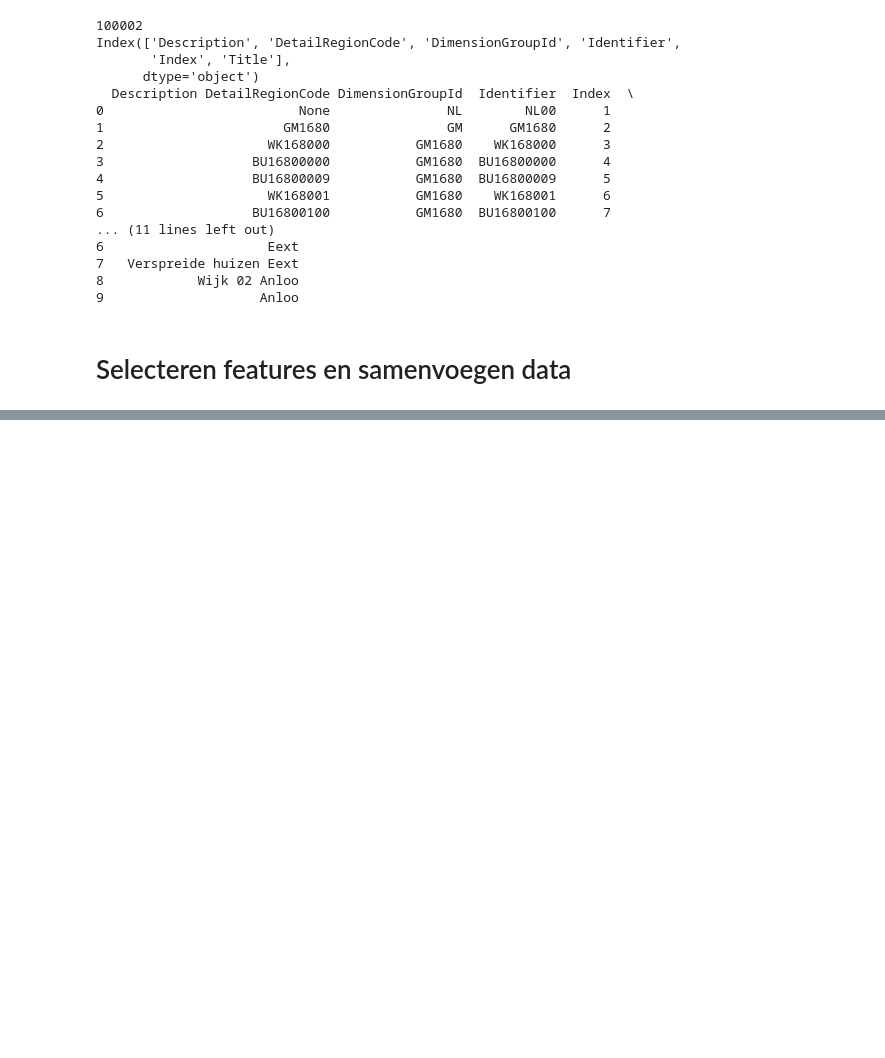
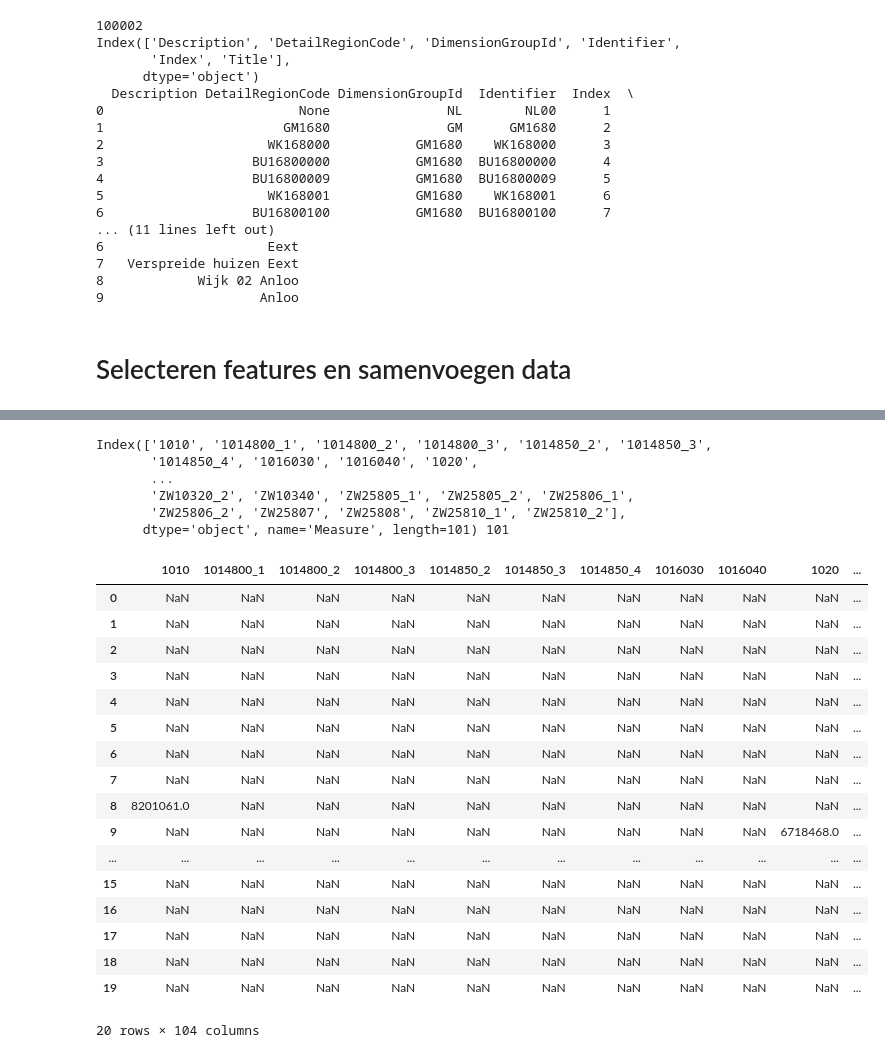
Before and after one commit to DanAugustus/KiesKaart, a Jupyter notebook: CBSparserOData4.ipynb, the cells around one changed output, grey strips where cells are left out. Saved outputs shown, nothing was run; the diff lists cells and outputs as text; code cells hidden in the pictures; blank space fills up the shorter version.

Commit message:
update CBSparser4
CBSparser4 bevat nu code die met een pivot, merge en groupby de observations data omzet naar een normale tabel. Nog niet aan te roepen als functie.

```diff
--- a/CBSparserOData4.ipynb
+++ b/CBSparserOData4.ipynb
@@ -156,5 +156,6 @@ Aan het voorvoegsel van twee letters kun je zien met welke soort regio je te mak
 
 Zie https://www.cbs.nl/nl-nl/onze-diensten/open-data/open-data-v4/filters-odata-v4 voor meer uitleg.
 # %%
-table_test = get_observations(url_voorbeeld, url_filter="?$filter=WijkenEnBuurten eq 'GM0363'")
+#table_test = get_observations(url_voorbeeld, url_filter="?$filter=WijkenEnBuurten eq 'GM0363'")
+#table_test = get_observations(url_voorbeeld)
 # %% [output]
@@ -311,0 +315,35 @@ split(pattern, string, maxsplit=0, flags=0)
+# %%
+test = data_observations.pivot(index="Id", columns = 'Measure', values="Value")
+print(test.columns, len(test.columns))
+# Dataset heeft nu kolom voor elke measure maar rijen nog niet samengevoegd.
+# %% [output]
+Index(['1010', '1014800_1', '1014800_2', '1014800_3', '1014850_2', '1014850_3',
+       '1014850_4', '1016030', '1016040', '1020',
+       ...
+       'ZW10320_2', 'ZW10340', 'ZW25805_1', 'ZW25805_2', 'ZW25806_1',
+       'ZW25806_2', 'ZW25807', 'ZW25808', 'ZW25810_1', 'ZW25810_2'],
+      dtype='object', name='Measure', length=101) 101
+# %%
+test2=table_test.pivot(index="Id", columns="Measure", values="Value") # Zelfs voor hele dataset snel te doen
+# %%
+test2 = test2.merge(table_test[["Id","WijkenEnBuurten"]], how="left", left_index=True, right_on="Id").drop("Id", axis=1)
+test2.head(20)
+# %% [output]
+|  | 1010 | 1014800_1 | 1014800_2 | 1014800_3 | 1014850_2 | 1014850_3 | 1014850_4 | 1016030 | 1016040 | 1020 | ... |
+| 0 | NaN | NaN | NaN | NaN | NaN | NaN | NaN | NaN | NaN | NaN | ... |
+| 1 | NaN | NaN | NaN | NaN | NaN | NaN | NaN | NaN | NaN | NaN | ... |
+| 2 | NaN | NaN | NaN | NaN | NaN | NaN | NaN | NaN | NaN | NaN | ... |
+| 3 | NaN | NaN | NaN | NaN | NaN | NaN | NaN | NaN | NaN | NaN | ... |
+| 4 | NaN | NaN | NaN | NaN | NaN | NaN | NaN | NaN | NaN | NaN | ... |
+| 5 | NaN | NaN | NaN | NaN | NaN | NaN | NaN | NaN | NaN | NaN | ... |
+| 6 | NaN | NaN | NaN | NaN | NaN | NaN | NaN | NaN | NaN | NaN | ... |
+| 7 | NaN | NaN | NaN | NaN | NaN | NaN | NaN | NaN | NaN | NaN | ... |
+| 8 | 8201061.0 | NaN | NaN | NaN | NaN | NaN | NaN | NaN | NaN | NaN | ... |
+| 9 | NaN | NaN | NaN | NaN | NaN | NaN | NaN | NaN | NaN | 6718468.0 | ... |
+| ... | ... | ... | ... | ... | ... | ... | ... | ... | ... | ... | ... |
+| 15 | NaN | NaN | NaN | NaN | NaN | NaN | NaN | NaN | NaN | NaN | ... |
+| 16 | NaN | NaN | NaN | NaN | NaN | NaN | NaN | NaN | NaN | NaN | ... |
+| 17 | NaN | NaN | NaN | NaN | NaN | NaN | NaN | NaN | NaN | NaN | ... |
+| 18 | NaN | NaN | NaN | NaN | NaN | NaN | NaN | NaN | NaN | NaN | ... |
+| 19 | NaN | NaN | NaN | NaN | NaN | NaN | NaN | NaN | NaN | NaN | ... |
+20 rows × 104 columns
```
Also changed, not shown: parts of 13 cells of this notebook.
